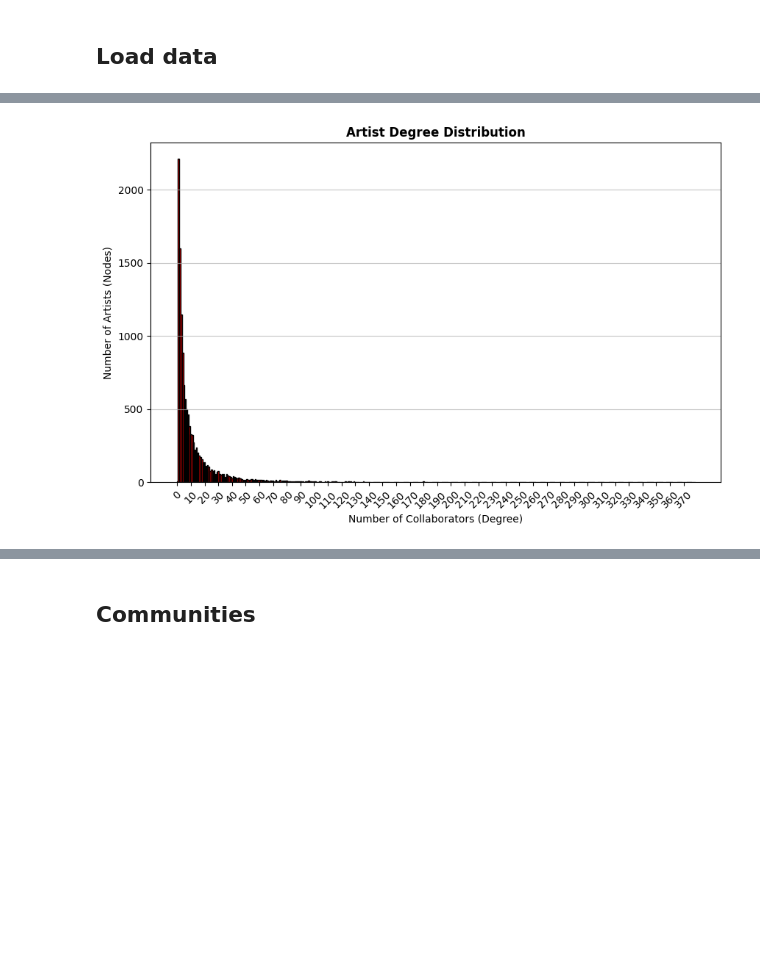
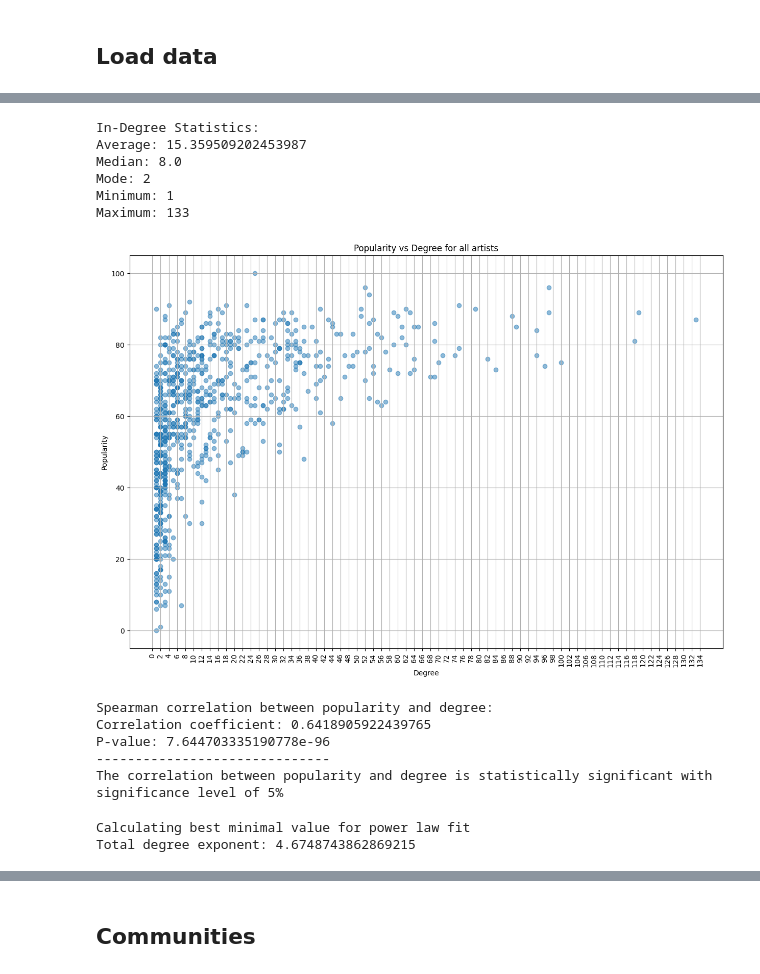
Before and after one commit to Jacopo00811/socialgraphs2025-project, a Jupyter notebook: graph_analysis.ipynb, the cells around one changed output, grey strips where cells are left out. Cells and saved outputs as stored; diff of their text form; code cells hidden in the pictures; blank space fills up the shorter version.

```diff
--- a/graph_analysis.ipynb
+++ b/graph_analysis.ipynb
@@ -94,14 +95,51 @@ plt.show()
-# %%
-degree_counts = nx.degree_histogram(G_depth_3)
-degrees = range(len(degree_counts))
-
-plt.figure(figsize=(10, 6))
-plt.bar(degrees, degree_counts, color='red', edgecolor='black')
-plt.title('Artist Degree Distribution', fontweight='bold')
-plt.xlabel('Number of Collaborators (Degree)')
-plt.ylabel('Number of Artists (Nodes)')
-plt.xticks(range(0, len(degrees), 10), rotation=45)
-plt.grid(axis='y', alpha=0.75)
-plt.show()
-# %% [output]
-[figure, removed]
+# %%
+print("\nIn-Degree Statistics:")
+print("Average:", np.mean(degrees))
+print("Median:", np.median(degrees))
+print("Mode:", stats.mode(degrees)[0])
+print("Minimum:", np.min(degrees))
+print("Maximum:", np.max(degrees))
+# %% [output]
+In-Degree Statistics:
+Average: 15.359509202453987
+Median: 8.0
+Mode: 2
+Minimum: 1
+Maximum: 133
+# %%
+# plot popularity vs degree
+plt.figure(figsize=(15, 10))
+plt.scatter(degrees, popularity, alpha=0.5)
+plt.title('Popularity vs Degree for all artists')
+plt.xlabel('Degree')
+plt.ylabel('Popularity')
+plt.grid(True)
+plt.xticks(np.arange(0, max(degrees)+2, 2), rotation=90)
+plt.show()
+
+# calculate Spearman correlation for word count vs out degree
+corr_out, p_out = stats.spearmanr(popularity, degrees)
+print(f"Spearman correlation between popularity and degree:")
+print(f"Correlation coefficient: {corr_out}")
+print(f"P-value: {p_out}")
+print("-" * 30)
+
+# p-value: 5% significance level
+alpha = 0.05
+if p_out < alpha:
+    print("The correlation between popularity and degree is statistically significant with significance level of 5%")
+else:
+    print("The correlation between popularity and degree is not statistically significant with significance level of 5%")
+# %% [output]
+[figure, added]
+Spearman correlation between popularity and degree:
+Correlation coefficient: 0.6418905922439765
+P-value: 7.644703335190778e-96
+------------------------------
+The correlation between popularity and degree is statistically significant with significance level of 5%
+# %%
+fit = pl.Fit(list(dict(G.degree()).values()))
+print('Total degree exponent:', fit.alpha)
+# %% [output]
+Calculating best minimal value for power law fit
+Total degree exponent: 4.6748743862869215
```
Also changed, not shown: parts of 26 cells of this notebook, 3 other files.
